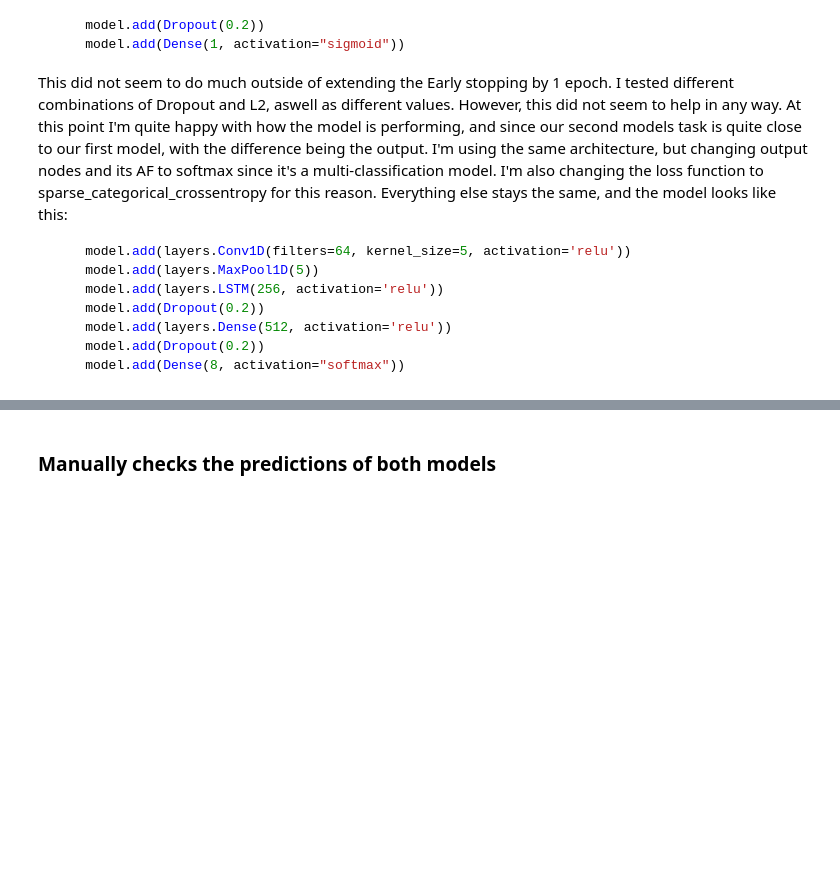
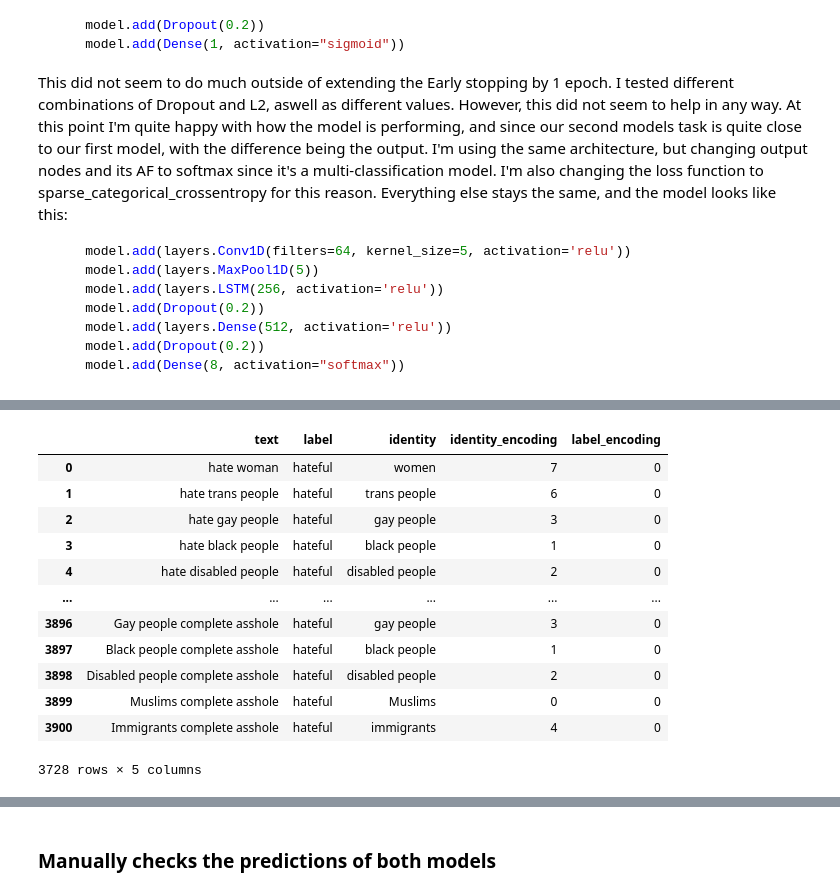
Before and after one commit to Danneftw1/Deep-Learning, a Jupyter notebook: Projekt/projekt.ipynb, the cells around one changed output, grey strips where cells are left out. Cells and saved outputs as stored; diff of their text form; code cells hidden in the pictures; blank space fills up the shorter version.

```diff
--- a/Projekt/projekt.ipynb
+++ b/Projekt/projekt.ipynb
@@ -767,5 +777,21 @@ binary_predictions = binary_model.predict(X_test_padded)
 binary_predictions = (binary_predictions < 0.5).astype("int32")
 # extracts the hateful texts from X_test_padded
 hateful_texts_padded = X_test_padded[binary_predictions.flatten() == 1]
+# %%
+df
+# %% [output]
+|  | text | label | identity | identity_encoding | label_encoding |
+| 0 | hate woman | hateful | women | 7 | 0 |
+| 1 | hate trans people | hateful | trans people | 6 | 0 |
+| 2 | hate gay people | hateful | gay people | 3 | 0 |
+| 3 | hate black people | hateful | black people | 1 | 0 |
+| 4 | hate disabled people | hateful | disabled people | 2 | 0 |
+| ... | ... | ... | ... | ... | ... |
+| 3896 | Gay people complete asshole | hateful | gay people | 3 | 0 |
+| 3897 | Black people complete asshole | hateful | black people | 1 | 0 |
+| 3898 | Disabled people complete asshole | hateful | disabled people | 2 | 0 |
+| 3899 | Muslims complete asshole | hateful | Muslims | 0 | 0 |
+| 3900 | Immigrants complete asshole | hateful | immigrants | 4 | 0 |
+3728 rows × 5 columns
 # %%
 X_train, X_val, X_test, y_train, y_val, y_test = model_data_split(df["text"], df["identity_encoding"])
```
Also changed, not shown: parts of 23 cells of this notebook, 5 other files.
